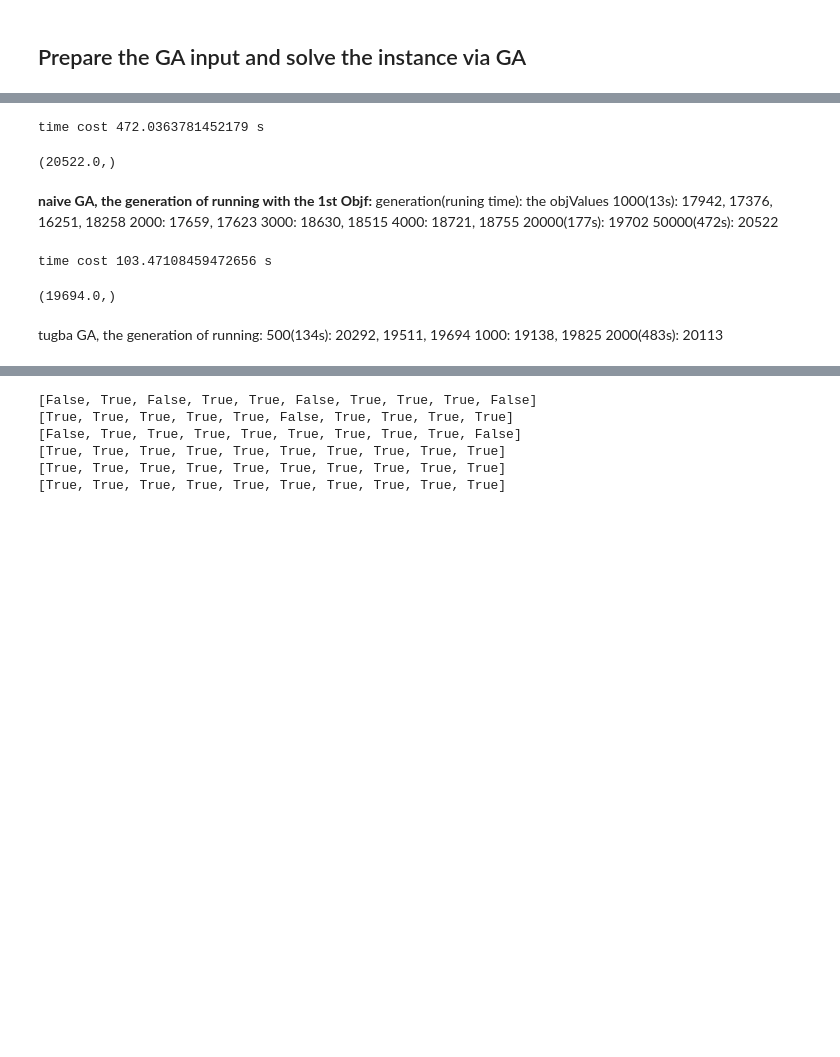
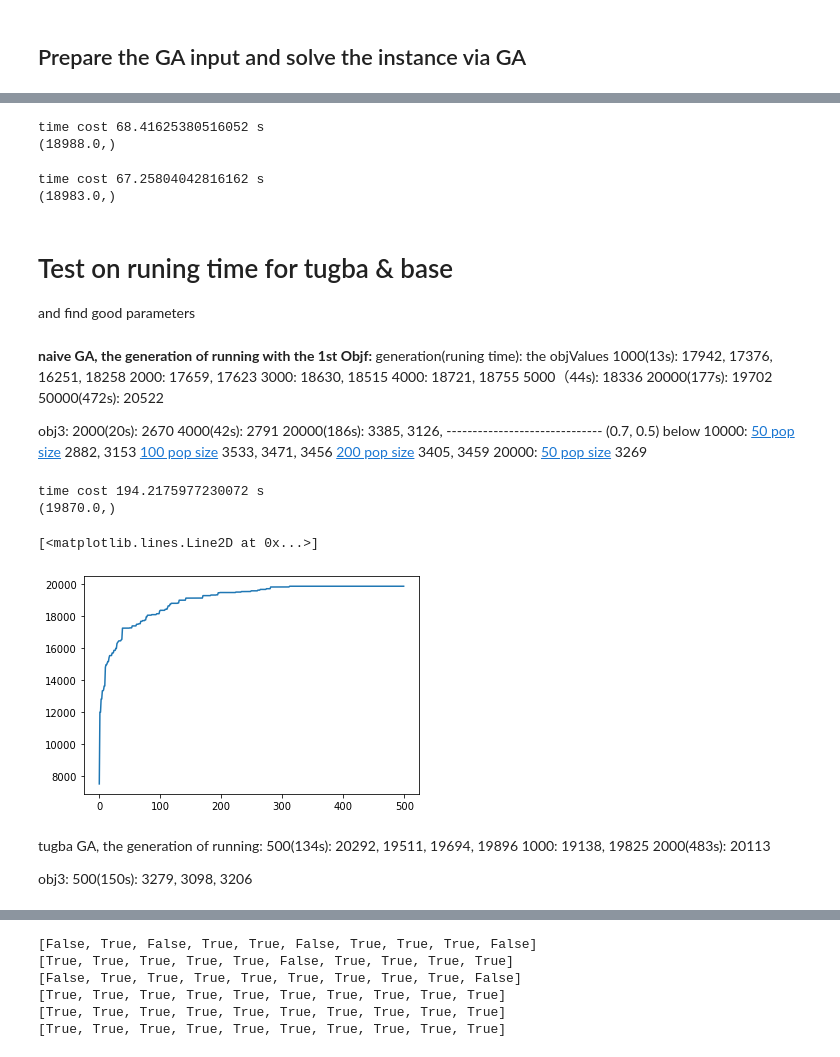
Before and after one commit to jekim526/IE-541-Project, a Jupyter notebook: GA_playground_Test_and_Debug.ipynb, the cells around one changed output, grey strips where cells are left out. Drawn from its saved outputs; the diff is of its cells as text; code cells hidden in the pictures; blank space fills up the shorter version.

Commit message:
huge commit! finished implementation of the GA_tugba! runed some simple numerical result in 'GA_playground'

```diff
--- a/GA_playground_Test_and_Debug.ipynb
+++ b/GA_playground_Test_and_Debug.ipynb
@@ -91,7 +84,44 @@ instance_settings = (item_value, item_weight, joint_profit, capacities)
+# %%
+''' solve via GA in one line! '''
+objf_type = 1
+evolution_general_parameters = (100, 0.2, 0.02, max_i + max_c)
+evolution_specify_parameters = (0.7, 0.5, 4000, 20000)
+evolution_specify_parameters = (0.7, 0.5, 100, 20000)
+
+
+# ------------------------- base GA multi-thread ---------------------------------
+time_start=time.time()
+best_ind,pop,num_gen,gen_log = ea.perform_GA_base_mt(objf_type, instance_settings, evolution_general_parameters, evolution_specify_parameters, PRINT=False)
+# best_ind,pop,num_gen,gen_log = ea.perform_GA_tugba_mt((objf_type, instance_settings, evolution_general_parameters, evolution_specify_parameters, PRINT=False)
+# print(best_ind)
+best_ind.fitness.values
+time_end=time.time()
+print('time cost',time_end-time_start,'s')
+print(best_ind.fitness.values)
+# %% [output]
+time cost 68.41625380516052 s
+(18988.0,)
+# %%
+# ------------------------- normal-thread ---------------------------------
+time_start=time.time()
+best_ind,pop,num_gen,gen_log = ea.perform_GA_base(objf_type, instance_settings, evolution_general_parameters, evolution_specify_parameters, PRINT=False)
+# best_ind,pop,num_gen,gen_log = ea.perform_GA_tugba((objf_type, instance_settings, evolution_general_parameters, evolution_specify_parameters, PRINT=False)
+# print(best_ind)
+best_ind.fitness.values
+time_end=time.time()
+print('time cost',time_end-time_start,'s')
+print(best_ind.fitness.values)
+# %% [output]
+time cost 67.25804042816162 s
+(18983.0,)
+# %% [markdown]
+# Test on runing time for tugba & base
+and find good parameters
 # %%
 ''' solve via GA in one line! '''
 objf_type = 1
-evolution_specify_parameters = (0.4, 0.20, 50000, 50000)
+evolution_general_parameters = (100, 0.2, 0.02, max_i + max_c)
+evolution_specify_parameters = (0.7, 0.5, 10000, 20000)
 # objf_type = (0.5,0.5,0)
 #objf_type:
 # 1: the first objective function (maximum the total profit)
@@ -100,15 +130,13 @@ evolution_specify_parameters = (0.4, 0.20, 50000, 50000)
 #
 
 time_start=time.time()
-best_ind,pop,num_gen = ea.perform_GA_base(objf_type, instance_settings, evolution_general_parameters, evolution_specify_parameters, PRINT=False)
+best_ind,pop,num_gen,gen_log = ea.perform_GA_base(objf_type, instance_settings, evolution_general_parameters, evolution_specify_parameters, PRINT=False)
 # print(best_ind)
 best_ind.fitness.values
 time_end=time.time()
 print('time cost',time_end-time_start,'s')
-best_ind.fitness.values
+print(best_ind.fitness.values)
+plt.plot(gen_log)
-# %% [output]
-time cost 472.0363781452179 s
-(20522.0,)
 # %% [markdown]
 **naive GA, the generation of running with the 1st Objf:**
 generation(runing time): the objValues
@@ -116,22 +144,41 @@ generation(runing time): the objValues
 2000: 17659, 17623
 3000: 18630, 18515
 4000: 18721, 18755
+5000（44s): 18336
 20000(177s): 19702
 50000(472s): 20522
+
+obj3:
+2000(20s): 2670
+4000(42s): 2791
+20000(186s): 3385, 3126,
+------------------------------ (0.7, 0.5) below
+10000:  [50 pop size](60s) 2882, 3153
+        [100 pop size](134s) 3533, 3471, 3456
+        [200 pop size](313s) 3405, 3459
+20000:  [50 pop size](142s) 3269
 # %%
-evolution_specify_parameters = (0.5, 0.25, 500, 500)
+objf_type = 1
+evolution_general_parameters = (100, 0.2, 0.02, max_i + max_c)
+evolution_specify_parameters = (0.7, 0.3, 500, 1000)
 import time
 time_start=time.time()
-best_ind,pop,num_gen = ea.perform_GA_tugba(objf_type, instance_settings, evolution_general_parameters, evolution_specify_parameters, PRINT=False)
+best_ind,pop,num_gen,gen_log  = ea.perform_GA_tugba(objf_type, instance_settings, evolution_general_parameters, evolution_specify_parameters, PRINT=False)
 # print(best_ind)
 time_end=time.time()
 print('time cost',time_end-time_start,'s')
-best_ind.fitness.values
+print(best_ind.fitness.values)
+plt.plot(gen_log)
 # %% [output]
-time cost 103.47108459472656 s
+time cost 194.2175977230072 s
+(19870.0,)
-(19694.0,)
+[<matplotlib.lines.Line2D at 0x...>]
+[figure, added]
 # %% [markdown]
 tugba GA, the generation of running:
-500(134s): 20292, 19511, 19694
+500(134s): 20292, 19511, 19694, 19896
 1000: 19138, 19825
 2000(483s): 20113
+
+obj3:
+500(150s): 3279, 3098, 3206
```
Also changed, not shown: parts of 16 cells of this notebook, 6 other files.
